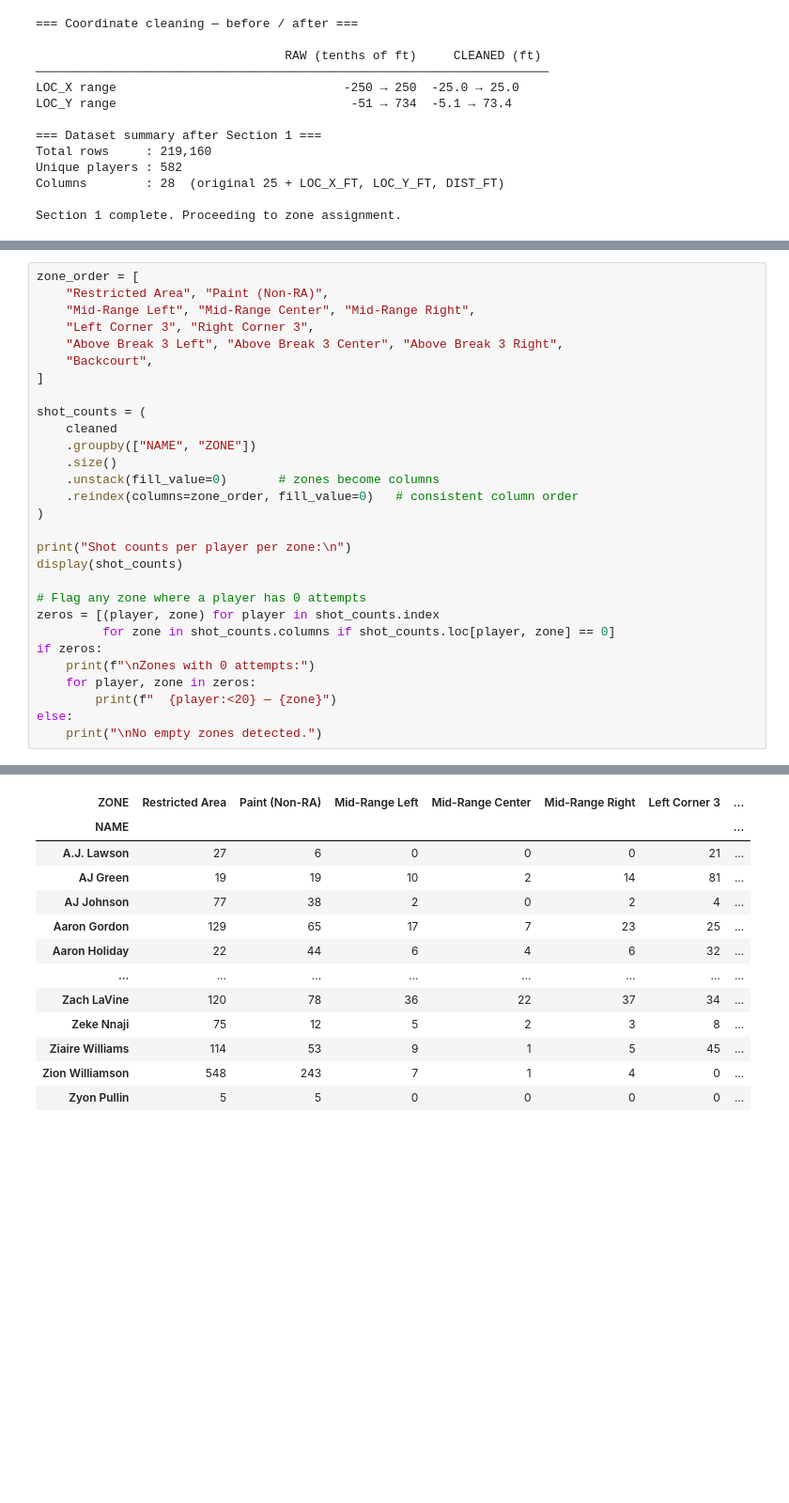
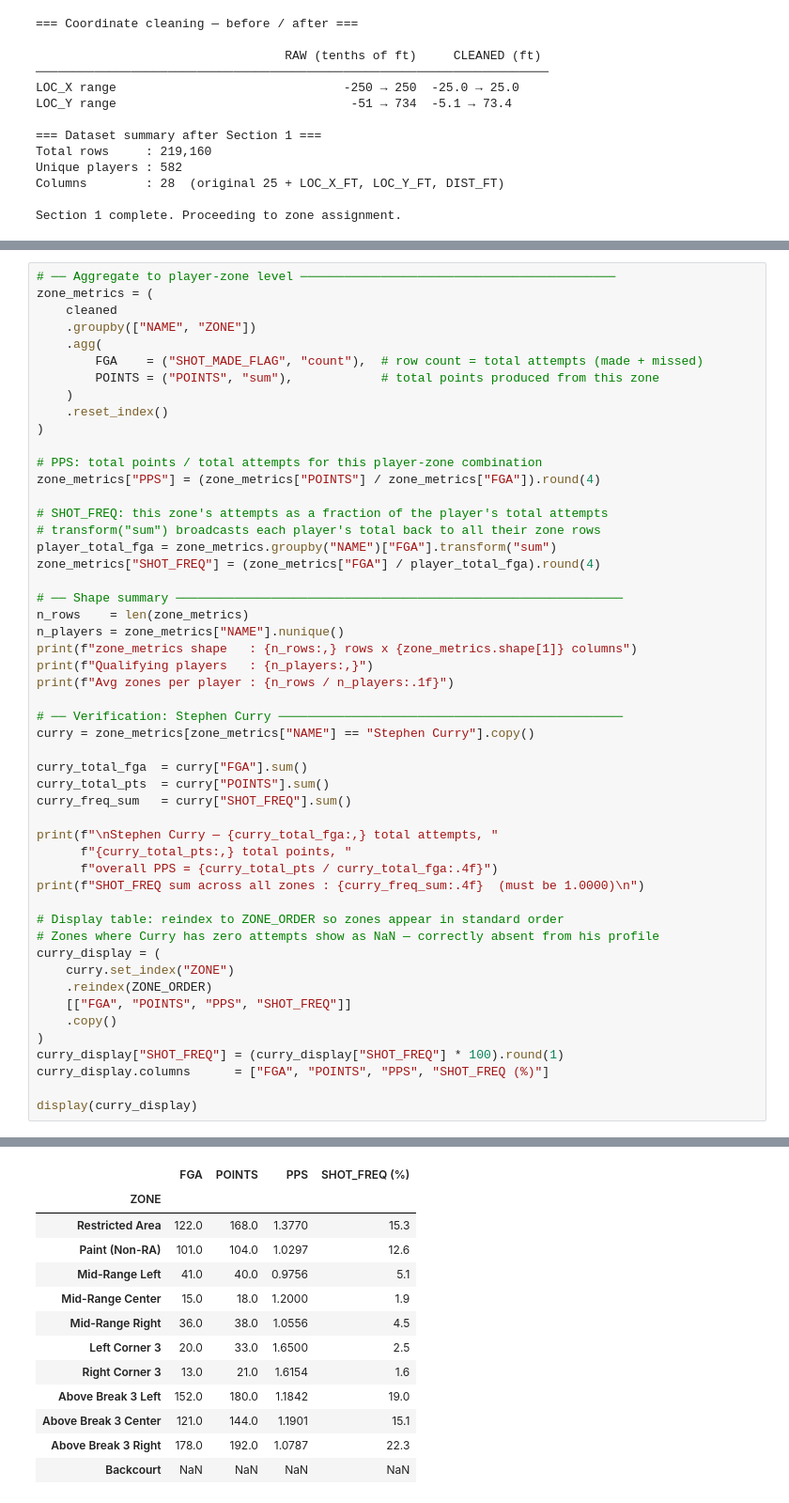
Before and after one commit to nanu731/nba-shot-analytics, a Jupyter notebook: notebooks/02_data_cleaning.ipynb, the cells around one changed output, grey strips where cells are left out. Shown at 94% size. Drawn from its saved outputs; the diff is of its cells as text; blank space fills up the shorter version.

Commit message:
finished notebook 2 with updated criteria
Section 2 complete; zone assignment, 300 shot minimum filter, pps metric implementation, frequency tracker.

```diff
--- a/notebooks/02_data_cleaning.ipynb
+++ b/notebooks/02_data_cleaning.ipynb
@@ -494,30 +552,52 @@ Any `0` in this table is worth noting — it might mean a player genuinely never
 # %%
-zone_order = [
-    "Restricted Area", "Paint (Non-RA)",
-    "Mid-Range Left", "Mid-Range Center", "Mid-Range Right",
-    "Left Corner 3", "Right Corner 3",
-    "Above Break 3 Left", "Above Break 3 Center", "Above Break 3 Right",
-    "Backcourt",
-]
-
-shot_counts = (
+# ── Aggregate to player-zone level ───────────────────────────────────────────
+zone_metrics = (
     cleaned
     .groupby(["NAME", "ZONE"])
-    .size()
-    .unstack(fill_value=0)       # zones become columns
-    .reindex(columns=zone_order, fill_value=0)   # consistent column order
+    .agg(
+        FGA    = ("SHOT_MADE_FLAG", "count"),  # row count = total attempts (made + missed)
+        POINTS = ("POINTS", "sum"),            # total points produced from this zone
+    )
+    .reset_index()
 )
 
-print("Shot counts per player per zone:\n")
-display(shot_counts)
+# PPS: total points / total attempts for this player-zone combination
+zone_metrics["PPS"] = (zone_metrics["POINTS"] / zone_metrics["FGA"]).round(4)
 
-# Flag any zone where a player has 0 attempts
-zeros = [(player, zone) for player in shot_counts.index
-         for zone in shot_counts.columns if shot_counts.loc[player, zone] == 0]
-if zeros:
-    print(f"\nZones with 0 attempts:")
-    for player, zone in zeros:
-        print(f"  {player:<20} — {zone}")
-else:
-    print("\nNo empty zones detected.")
+# SHOT_FREQ: this zone's attempts as a fraction of the player's total attempts
+# transform("sum") broadcasts each player's total back to all their zone rows
+player_total_fga = zone_metrics.groupby("NAME")["FGA"].transform("sum")
+zone_metrics["SHOT_FREQ"] = (zone_metrics["FGA"] / player_total_fga).round(4)
+
+# ── Shape summary ─────────────────────────────────────────────────────────────
+n_rows    = len(zone_metrics)
+n_players = zone_metrics["NAME"].nunique()
+print(f"zone_metrics shape   : {n_rows:,} rows x {zone_metrics.shape[1]} columns")
+print(f"Qualifying players   : {n_players:,}")
+print(f"Avg zones per player : {n_rows / n_players:.1f}")
+
+# ── Verification: Stephen Curry ───────────────────────────────────────────────
+curry = zone_metrics[zone_metrics["NAME"] == "Stephen Curry"].copy()
+
+curry_total_fga  = curry["FGA"].sum()
+curry_total_pts  = curry["POINTS"].sum()
+curry_freq_sum   = curry["SHOT_FREQ"].sum()
+
+print(f"\nStephen Curry — {curry_total_fga:,} total attempts, "
+      f"{curry_total_pts:,} total points, "
+      f"overall PPS = {curry_total_pts / curry_total_fga:.4f}")
+print(f"SHOT_FREQ sum across all zones : {curry_freq_sum:.4f}  (must be 1.0000)\n")
+
+# Display table: reindex to ZONE_ORDER so zones appear in standard order
+# Zones where Curry has zero attempts show as NaN — correctly absent from his profile
+curry_display = (
+    curry.set_index("ZONE")
+    .reindex(ZONE_ORDER)
+    [["FGA", "POINTS", "PPS", "SHOT_FREQ"]]
+    .copy()
+)
+curry_display["SHOT_FREQ"] = (curry_display["SHOT_FREQ"] * 100).round(1)
+curry_display.columns      = ["FGA", "POINTS", "PPS", "SHOT_FREQ (%)"]
+
+display(curry_display)
 # %% [output]
@@ -525,13 +610,13 @@ Shot counts per player per zone:
-| ZONE | Restricted Area | Paint (Non-RA) | Mid-Range Left | Mid-Range Center | Mid-Range Right | Left Corner 3 | ... |
-| NAME |  |  |  |  |  |  | ... |
-| A.J. Lawson | 27 | 6 | 0 | 0 | 0 | 21 | ... |
-| AJ Green | 19 | 19 | 10 | 2 | 14 | 81 | ... |
-| AJ Johnson | 77 | 38 | 2 | 0 | 2 | 4 | ... |
-| Aaron Gordon | 129 | 65 | 17 | 7 | 23 | 25 | ... |
-| Aaron Holiday | 22 | 44 | 6 | 4 | 6 | 32 | ... |
-| ... | ... | ... | ... | ... | ... | ... | ... |
-| Zach LaVine | 120 | 78 | 36 | 22 | 37 | 34 | ... |
-| Zeke Nnaji | 75 | 12 | 5 | 2 | 3 | 8 | ... |
-| Ziaire Williams | 114 | 53 | 9 | 1 | 5 | 45 | ... |
-| Zion Williamson | 548 | 243 | 7 | 1 | 4 | 0 | ... |
-| Zyon Pullin | 5 | 5 | 0 | 0 | 0 | 0 | ... |
+|  | FGA | POINTS | PPS | SHOT_FREQ (%) |
+| ZONE |  |  |  |  |
+| Restricted Area | 122.0 | 168.0 | 1.3770 | 15.3 |
+| Paint (Non-RA) | 101.0 | 104.0 | 1.0297 | 12.6 |
+| Mid-Range Left | 41.0 | 40.0 | 0.9756 | 5.1 |
+| Mid-Range Center | 15.0 | 18.0 | 1.2000 | 1.9 |
+| Mid-Range Right | 36.0 | 38.0 | 1.0556 | 4.5 |
+| Left Corner 3 | 20.0 | 33.0 | 1.6500 | 2.5 |
+| Right Corner 3 | 13.0 | 21.0 | 1.6154 | 1.6 |
+| Above Break 3 Left | 152.0 | 180.0 | 1.1842 | 19.0 |
+| Above Break 3 Center | 121.0 | 144.0 | 1.1901 | 15.1 |
+| Above Break 3 Right | 178.0 | 192.0 | 1.0787 | 22.3 |
+| Backcourt | NaN | NaN | NaN | NaN |
```
Also changed, not shown: parts of 15 cells of this notebook.
